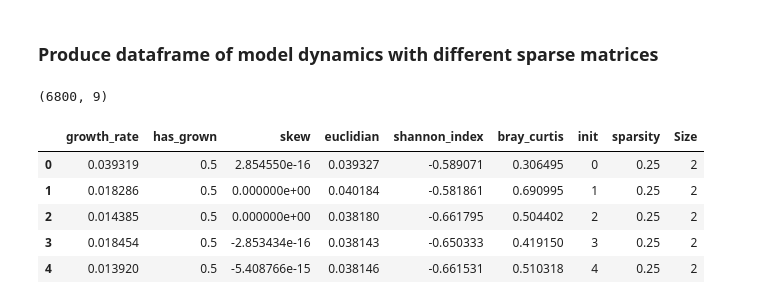
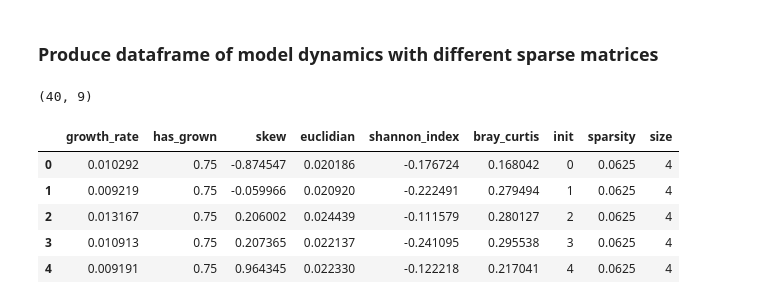
Before and after one commit to DJSiddharthVader/Simulations-02712-Project, a Jupyter notebook: Notebooks/Sparsity_Analysis.ipynb, the cells around one changed output. Saved outputs shown, nothing was run; the diff lists cells and outputs as text; code cells hidden in the pictures.

Commit message:
fixed really stupid bug in sparsity, works want to run on more samples

```diff
--- a/Notebooks/Sparsity_Analysis.ipynb
+++ b/Notebooks/Sparsity_Analysis.ipynb
@@ -16,26 +11,27 @@ import plot as plot
 # %% [markdown]
 ### Produce dataframe of model dynamics with different sparse matrices
 # %%
-sizes = range(2, 7)
-num = 200
+sizes = [4]
+num = 5
 lower, upper = 0.001, 0.004
 def sparsity(n):
-    return 0.4
+    return 0.5
 end_time = 200
 
 results = spa.analyze(sizes,
                       num,
                       lower,
                       upper,
                       sparsity,
                       end_time)
 print(results.shape)
+results.to_csv('../Data/sparsity_analysis.tsv', sep='\t', index=False)
 results.head()
 # %% [output]
-(6800, 9)
+(40, 9)
-|  | growth_rate | has_grown | skew | euclidian | shannon_index | bray_curtis | init | sparsity | Size |
-| 0 | 0.039319 | 0.5 | 2.854550e-16 | 0.039327 | -0.589071 | 0.306495 | 0 | 0.25 | 2 |
-| 1 | 0.018286 | 0.5 | 0.000000e+00 | 0.040184 | -0.581861 | 0.690995 | 1 | 0.25 | 2 |
-| 2 | 0.014385 | 0.5 | 0.000000e+00 | 0.038180 | -0.661795 | 0.504402 | 2 | 0.25 | 2 |
-| 3 | 0.018454 | 0.5 | -2.853434e-16 | 0.038143 | -0.650333 | 0.419150 | 3 | 0.25 | 2 |
-| 4 | 0.013920 | 0.5 | -5.408766e-15 | 0.038146 | -0.661531 | 0.510318 | 4 | 0.25 | 2 |
+|  | growth_rate | has_grown | skew | euclidian | shannon_index | bray_curtis | init | sparsity | size |
+| 0 | 0.010292 | 0.75 | -0.874547 | 0.020186 | -0.176724 | 0.168042 | 0 | 0.0625 | 4 |
+| 1 | 0.009219 | 0.75 | -0.059966 | 0.020920 | -0.222491 | 0.279494 | 1 | 0.0625 | 4 |
+| 2 | 0.013167 | 0.75 | 0.206002 | 0.024439 | -0.111579 | 0.280127 | 2 | 0.0625 | 4 |
+| 3 | 0.010913 | 0.75 | 0.207365 | 0.022137 | -0.241095 | 0.295538 | 3 | 0.0625 | 4 |
+| 4 | 0.009191 | 0.75 | 0.964345 | 0.022330 | -0.122218 | 0.217041 | 4 | 0.0625 | 4 |
```
Also changed, not shown: parts of 5 cells of this notebook, 6 other files.
